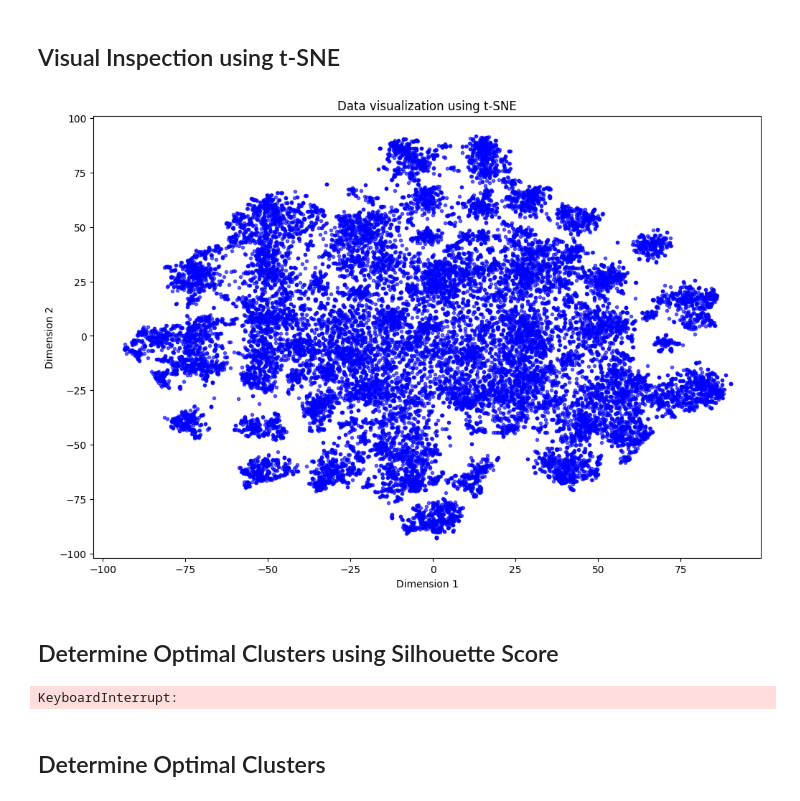
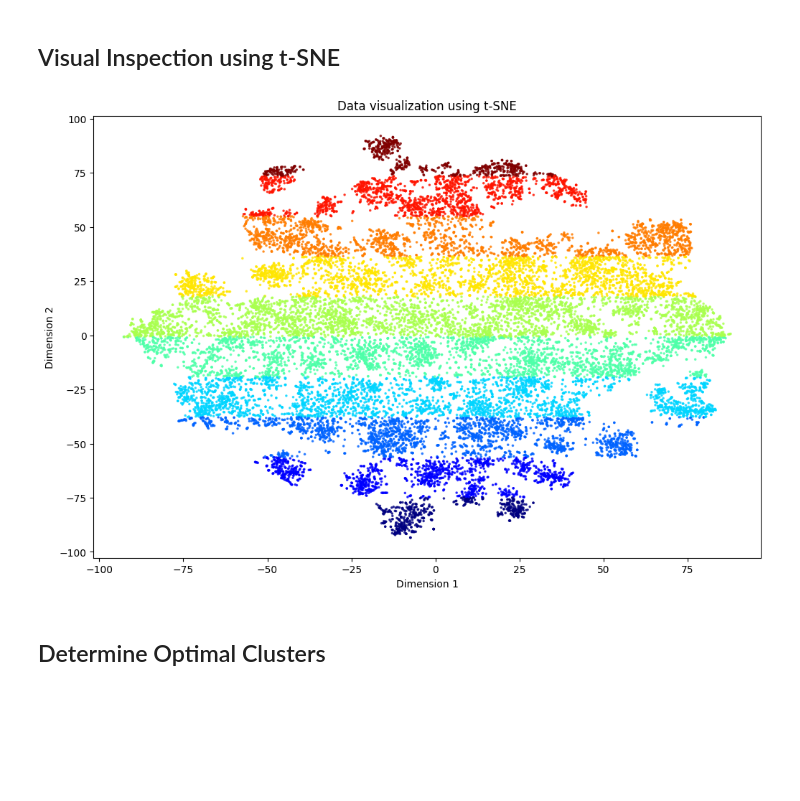
Before and after one commit to mohamadsolouki/Scientific-Trend-Analysis, a Jupyter notebook: notebooks/clustering.ipynb, the cells around one changed output. Drawn from its saved outputs; the diff is of its cells as text; code cells hidden in the pictures; blank space fills up the shorter version.

```diff
--- a/notebooks/clustering.ipynb
+++ b/notebooks/clustering.ipynb
@@ -52,57 +52,25 @@ X_reduced = reduce_dimensionality(tfidf_matrix)
 # %%
 def visualize_tsne(X):
     # Taking a random sample of 1% of the data
     sample_indices = np.random.choice(X.shape[0], int(0.01 * X.shape[0]), replace=False)
     X_sample = X[sample_indices]
 
     # Instantiating and fitting t-SNE
     tsne = TSNE(n_components=2, random_state=42)
     X_tsne = tsne.fit_transform(X_sample)
 
-    # Plotting the t-SNE features
+    # Plotting the t-SNE features in a scatter plot and coloring them according to their cluster
     plt.figure(figsize=(12, 8))
-    plt.scatter(X_tsne[:, 0], X_tsne[:, 1], marker='.', c='blue', alpha=0.6)
+    plt.scatter(X_tsne[:, 0], X_tsne[:, 1], marker='.' , alpha=0.7, c=X_tsne[:, 1], cmap=plt.cm.get_cmap('jet', 10), s=10)
     plt.title('Data visualization using t-SNE')
     plt.xlabel('Dimension 1')
     plt.ylabel('Dimension 2')
     plt.show()
 
 
 visualize_tsne(X_reduced)
 # %% [output]
-[figure, old version]
+[figure, new version]
-# %% [markdown]
-## Determine Optimal Clusters using Silhouette Score
-# %%
-def optimal_clusters_silhouette(X):
-    silhouette_scores = []
-    range_clusters = range(2, 101)
-
-    # Taking a random sample of 10% of the data
-    sample_indices = np.random.choice(X.shape[0], int(0.01 * X.shape[0]), replace=False)
-    X_sample = X[sample_indices]
-
-    for n_cluster in range_clusters:
-        kmeans = KMeans(n_clusters=n_cluster, n_init='auto', random_state=0).fit(X_sample)
-        label = kmeans.labels_
-        sil_coeff = silhouette_score(X_sample, label, metric='euclidean')
-        silhouette_scores.append(sil_coeff)
-        print(f"For n_clusters={n_cluster}, The Silhouette Coefficient is {sil_coeff}")
-
-    # Plotting a bar graph to compare the results
-    plt.figure(figsize=(10,5))
-    plt.plot(range_clusters, silhouette_scores, 'bx-', linewidth=2, markersize=8, label='Silhouette Score'), plt.grid(True)
-    plt.title('Silhouette Score Method For Optimal Clusters (using sampled data)')
-    # plot x axis labels as integers
-    plt.xticks(range_clusters, range_clusters)
-    plt.xlabel('Number of Clusters')
-    plt.ylabel('Silhouette Score')
-    plt.show()
-
-
-optimal_clusters_silhouette(X_reduced)
-# %% [output]
-KeyboardInterrupt:
 # %% [markdown]
 ## Determine Optimal Clusters
 # %%
```
Also changed, not shown: parts of 5 cells of this notebook, 4 other files.
